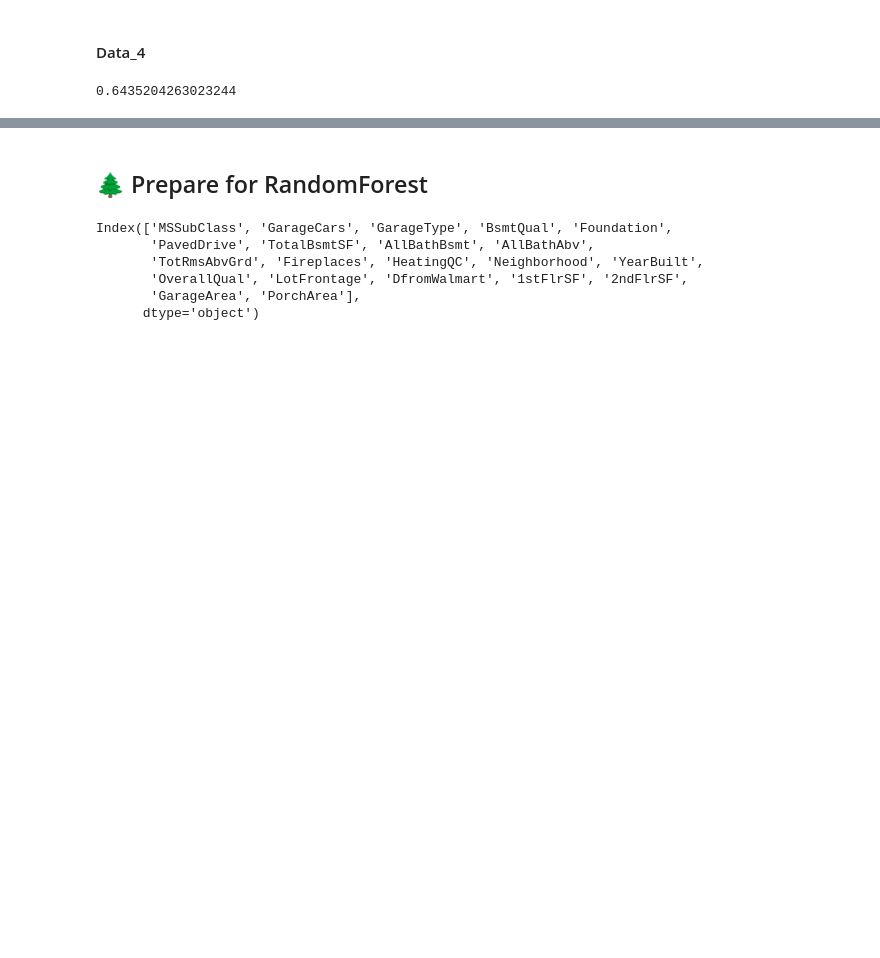
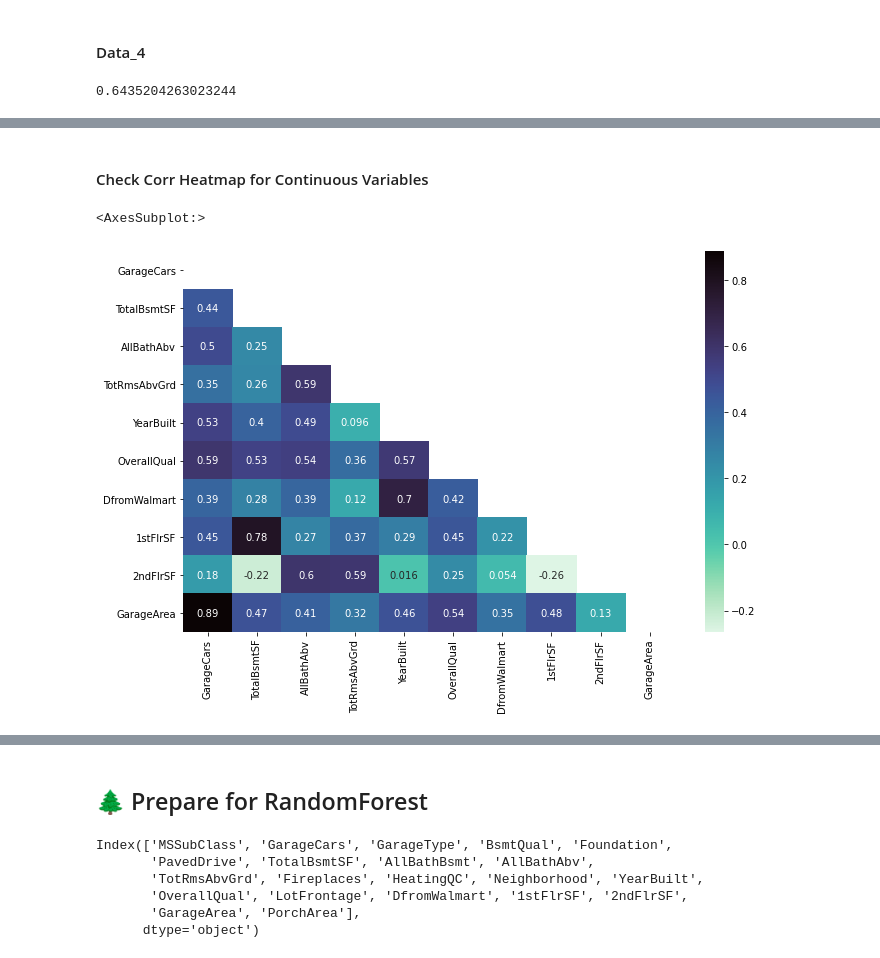
Before and after one commit to dnie44/nycdatascience_ML_project, a Jupyter notebook: daniel/4_Modeling.ipynb, the cells around one changed output, grey strips where cells are left out. Drawn from its saved outputs; the diff is of its cells as text; code cells hidden in the pictures; blank space fills up the shorter version.

```diff
--- a/daniel/4_Modeling.ipynb
+++ b/daniel/4_Modeling.ipynb
@@ -145,0 +171,13 @@ ax2.legend(loc=1)
+# %% [markdown]
+#### Check Corr Heatmap for Continuous Variables
+# %%
+corr = data[['GarageCars','TotalBsmtSF','AllBathAbv','TotRmsAbvGrd','YearBuilt','OverallQual',
+            'DfromWalmart','1stFlrSF','2ndFlrSF','GarageArea']].corr()
+
+# Hide upper redundant heatmap
+mask = np.triu(np.ones_like(corr, dtype=bool))
+fig, ax = plt.subplots(figsize=(11, 7))
+sns.heatmap(corr, mask=mask, annot=True, cmap='mako_r')
+# %% [output]
+<AxesSubplot:>
+[figure, added]
```
Also changed, not shown: parts of 34 cells of this notebook, 4 other files.
